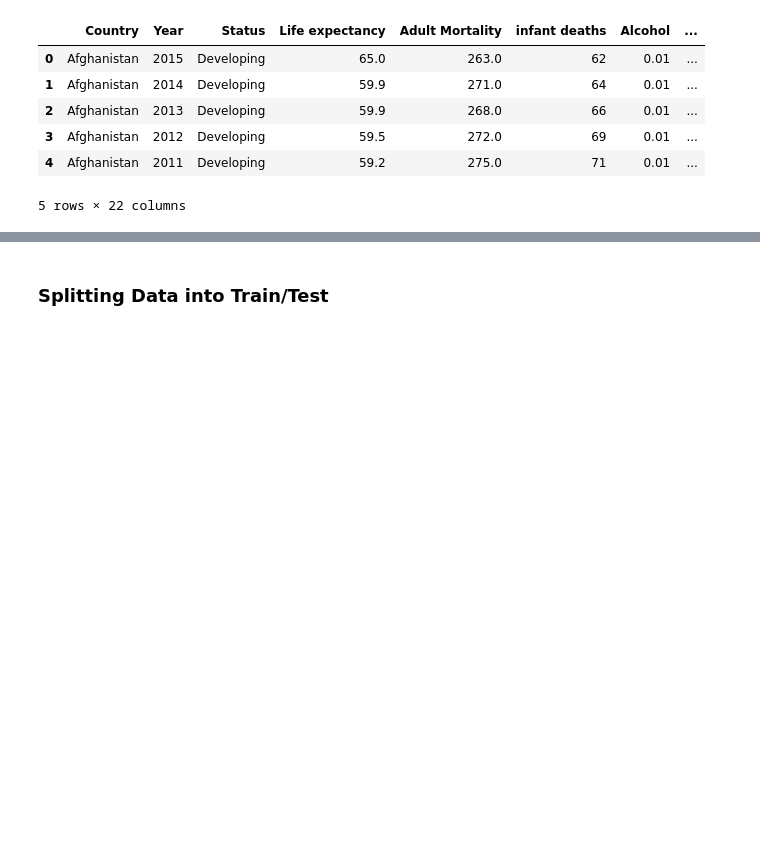
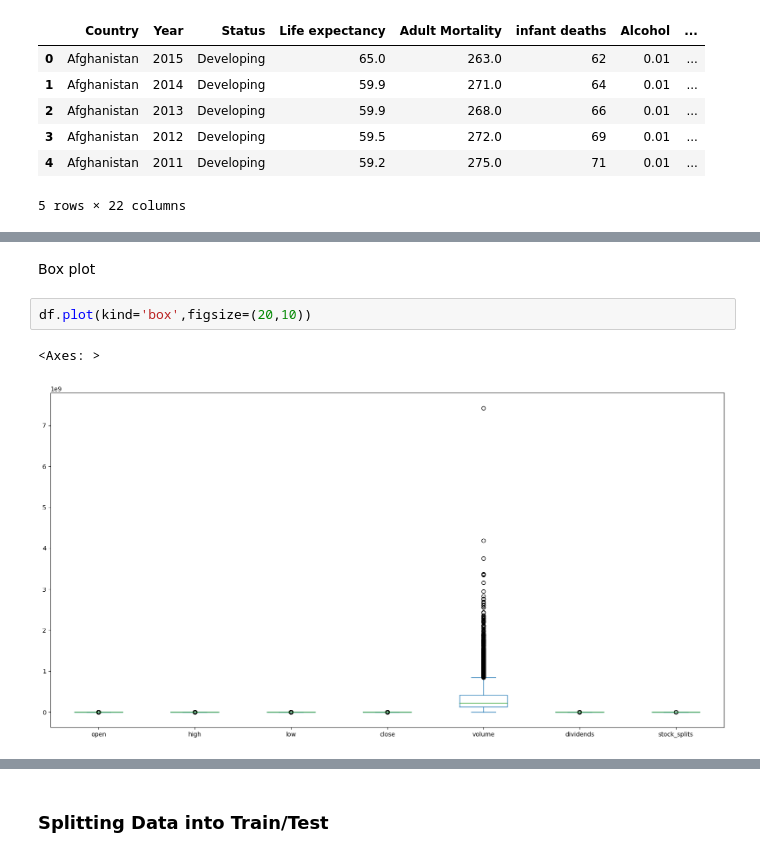
Before and after one commit to a-winders/MLA_ATW, a Jupyter notebook: FinalProject_Regression_ATW.ipynb, the cells around one changed output, grey strips where cells are left out. Cells and saved outputs as stored; diff of their text form; blank space fills up the shorter version.

```diff
--- a/FinalProject_Regression_ATW.ipynb
+++ b/FinalProject_Regression_ATW.ipynb
@@ -87,0 +246,7 @@ df.head()
+# %% [markdown]
+Box plot
+# %%
+df.plot(kind='box',figsize=(20,10))
+# %% [output]
+<Axes: >
+[figure, added]
```
Also changed, not shown: parts of 27 cells of this notebook.
